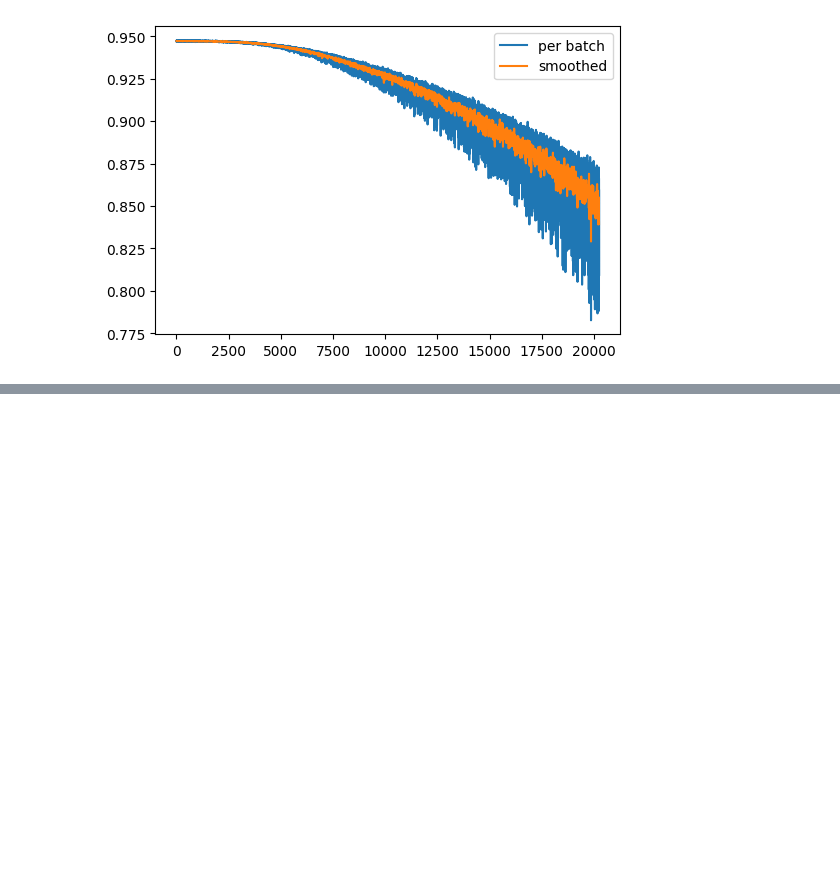
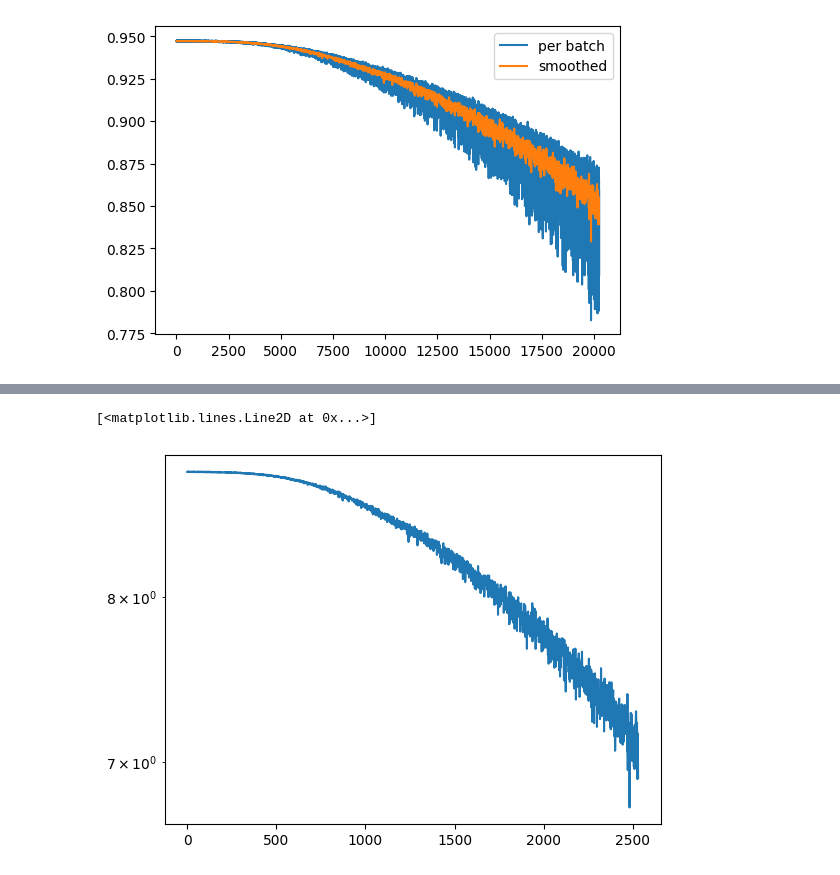
Before and after one commit to danjacobellis/tft, a Jupyter notebook: train/diet/dermamnist_diet_pretrain.ipynb, the cells around one changed output, grey strips where cells are left out. Cells and saved outputs as stored; diff of their text form; code cells hidden in the pictures; blank space fills up the shorter version.

```diff
--- a/train/diet/dermamnist_diet_pretrain.ipynb
+++ b/train/diet/dermamnist_diet_pretrain.ipynb
@@ -268,6 +276,8 @@ plt.semilogy(learning_rates)
 # %%
 plt.semilogy(smoothed_y)
-plt.ylim([0,2])
+# %% [output]
+[<matplotlib.lines.Line2D at 0x...>]
+[figure, added]
 # %%
 from glob import glob
 file_list=sorted(glob('w*%s.pth'%device),key=lambda x:int(x.split('_')[0][1:]))[:15]
```
Also changed, not shown: parts of 8 cells of this notebook.
